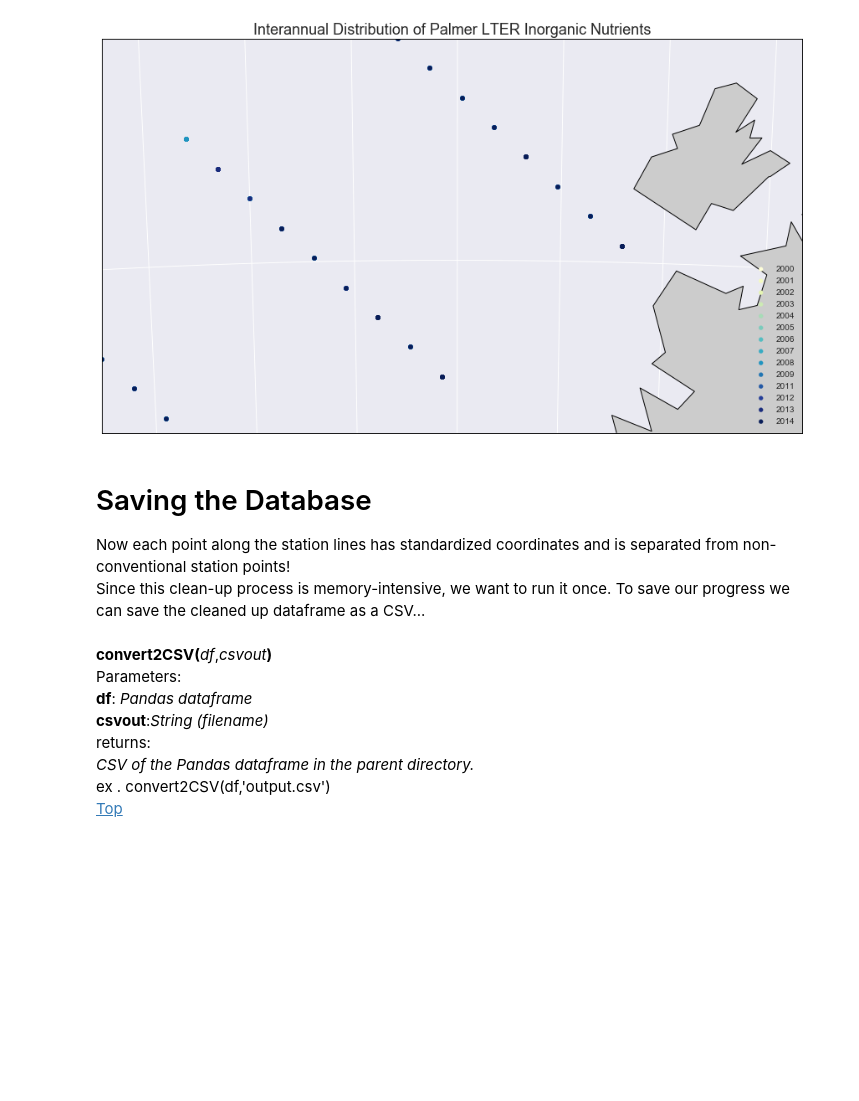
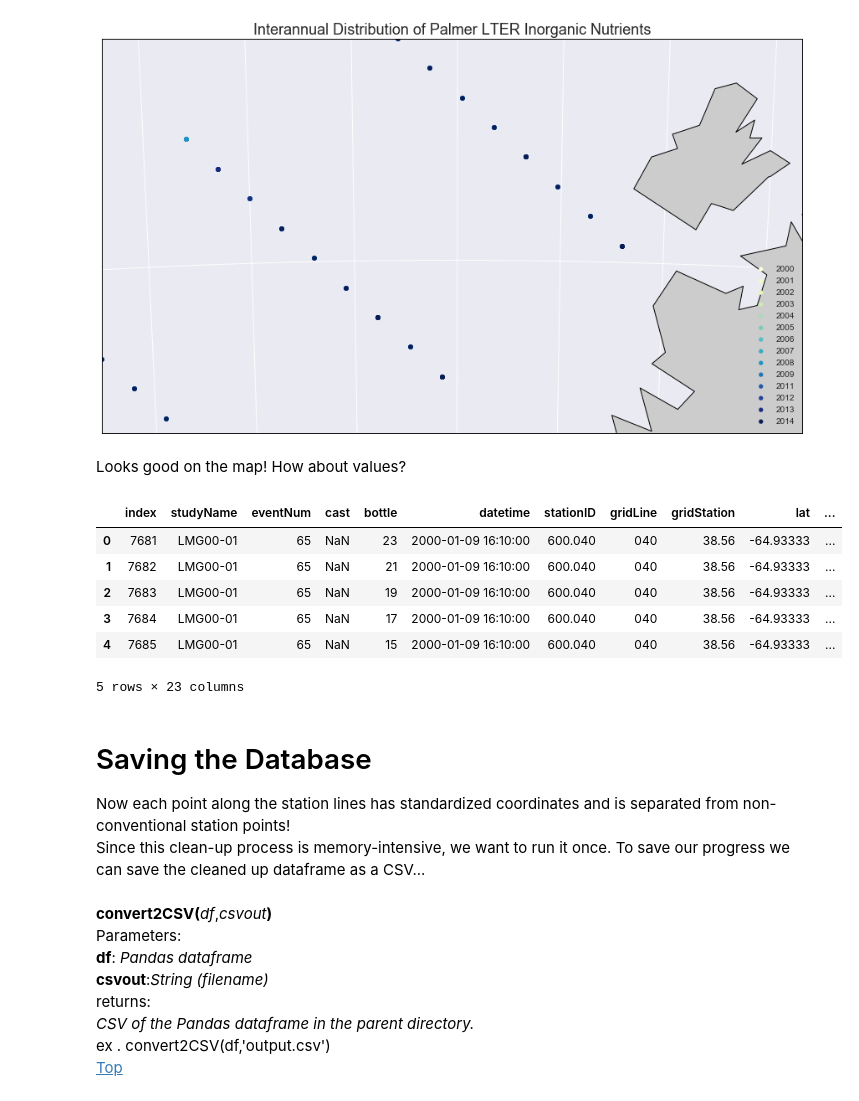
Before and after one commit to yinleon/Palmer, a Jupyter notebook: palmerInOrg.ipynb, the cells around one changed output. Cells and saved outputs as stored; diff of their text form; code cells hidden in the pictures; blank space fills up the shorter version.

```diff
--- a/palmerInOrg.ipynb
+++ b/palmerInOrg.ipynb
@@ -316,6 +326,18 @@ plt.show()
 plt_interannual(inOrgClean.loc[inOrgClean['stationID'].isin(outOfGrid)==False],zoom=True)
 # %% [output]
 [figure]
+# %% [markdown]
+Looks good on the map! How about values?
+# %%
+inOrgClean.head()
+# %% [output]
+|  | index | studyName | eventNum | cast | bottle | datetime | stationID | gridLine | gridStation | lat | ... |
+| 0 | 7681 | LMG00-01 | 65 | NaN | 23 | 2000-01-09 16:10:00 | 600.040 | 040 | 38.56 | -64.93333 | ... |
+| 1 | 7682 | LMG00-01 | 65 | NaN | 21 | 2000-01-09 16:10:00 | 600.040 | 040 | 38.56 | -64.93333 | ... |
+| 2 | 7683 | LMG00-01 | 65 | NaN | 19 | 2000-01-09 16:10:00 | 600.040 | 040 | 38.56 | -64.93333 | ... |
+| 3 | 7684 | LMG00-01 | 65 | NaN | 17 | 2000-01-09 16:10:00 | 600.040 | 040 | 38.56 | -64.93333 | ... |
+| 4 | 7685 | LMG00-01 | 65 | NaN | 15 | 2000-01-09 16:10:00 | 600.040 | 040 | 38.56 | -64.93333 | ... |
+5 rows × 23 columns
 # %% [markdown]
 # Saving the Database <a id='save'></a>
 Now each point along the station lines has standardized coordinates and is separated from non-conventional station points!<br>Since this clean-up process is memory-intensive, we want to run it once. To save our progress we can save the cleaned up dataframe as a CSV...
```
Also changed, not shown: parts of 19 cells of this notebook.
